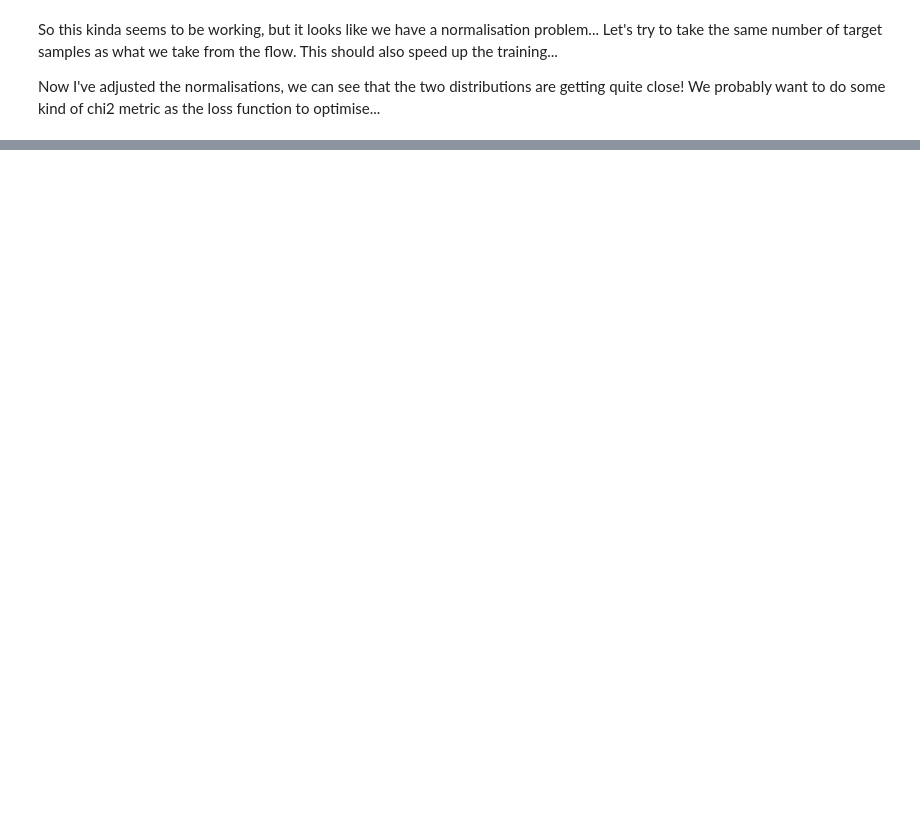
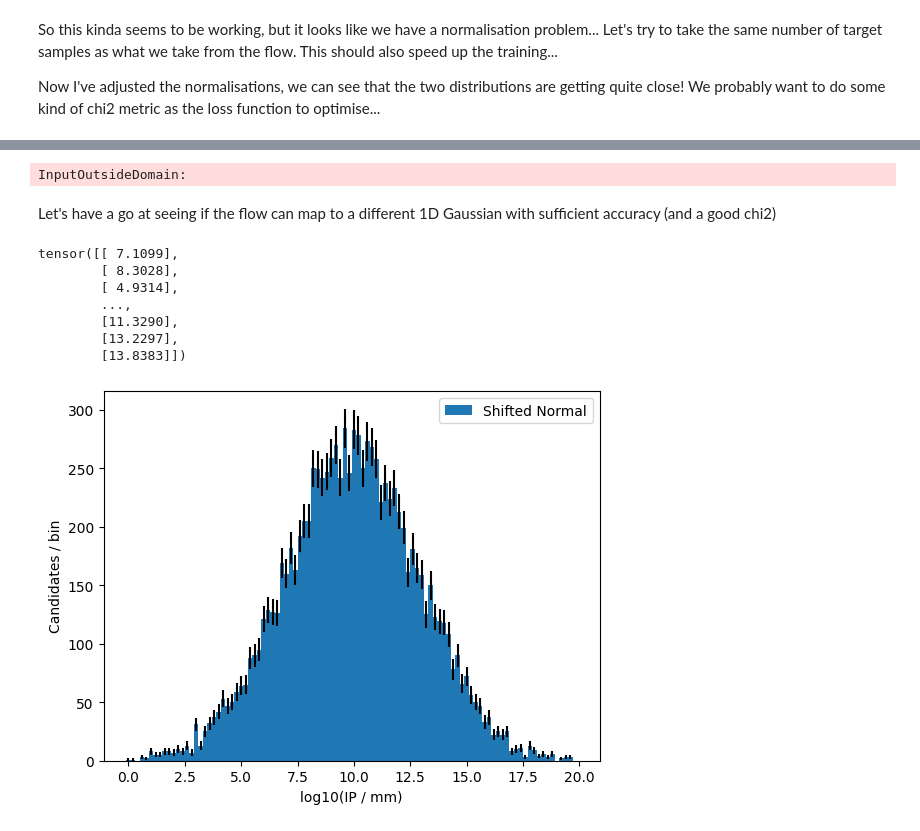
Before and after one commit to rjhunter999/ip-calibration-with-nflows, a Jupyter notebook: scripts/flow_to_lhcb_ip_sim.ipynb, the cells around one changed output, grey strips where cells are left out. Saved outputs shown, nothing was run; the diff lists cells and outputs as text; code cells hidden in the pictures; blank space fills up the shorter version.

Commit message:
Lots of rubbish, finally get to a reasonable spline flow by the end

```diff
--- a/scripts/flow_to_lhcb_ip_sim.ipynb
+++ b/scripts/flow_to_lhcb_ip_sim.ipynb
@@ -217,0 +602,29 @@ We probably want to do some kind of chi2 metric as the loss function to optimise
+# %%
+# deep_flow = make_deep_flow(hidden_features=8, num_layers=5)
+deep_flow = make_different_flow(hidden_features=8)
+optimizer = optim.Adam(deep_flow.parameters())
+train_flow_old_style(deep_flow, optimizer, sim_log10_ip_tensor, n_iter)
+# %% [output]
+InputOutsideDomain:
+# %% [markdown]
+Let's have a go at seeing if the flow can map to a different 1D Gaussian with sufficient accuracy (and a good chi2)
+# %%
+# Shift and scale a unit Gaussian
+new_gaus = 3.0*distributions.StandardNormal(shape=[N_FEATURES]).sample(N_SAMPLES) + 10.0
+print(new_gaus)
+
+hist, new_bins = np.histogram(new_gaus, bins=100, range=(0, 20))
+plt.bar(x=new_bins[:-1], height=hist, yerr=np.sqrt(hist), width=new_bins[1] - new_bins[0], label='Shifted Normal')
+plt.xlabel('log10(IP / mm)')
+plt.ylabel('Candidates / bin')
+plt.legend()
+plt.show()
+# %% [output]
+tensor([[ 7.1099],
+        [ 8.3028],
+        [ 4.9314],
+        ...,
+        [11.3290],
+        [13.2297],
+        [13.8383]])
+[figure, added]
```
Also changed, not shown: parts of 44 cells of this notebook.
